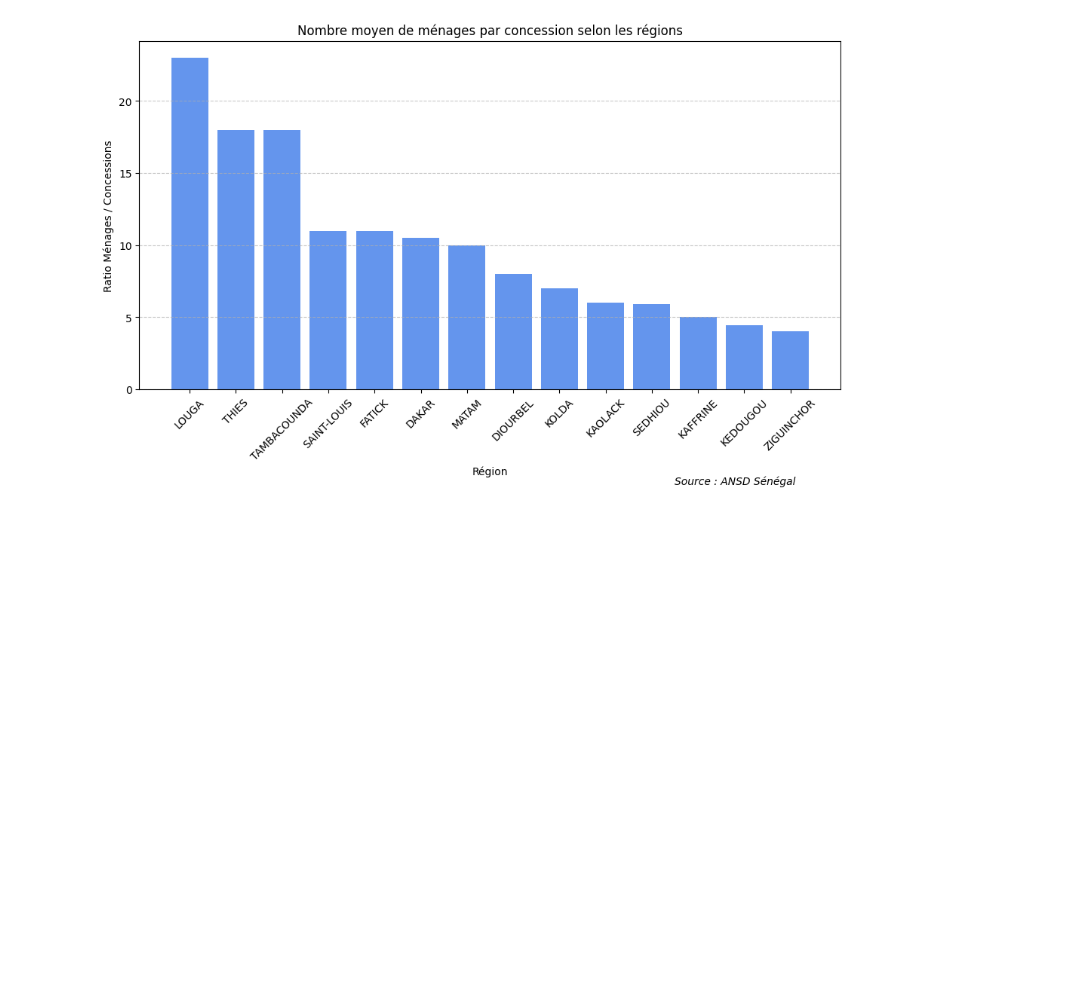
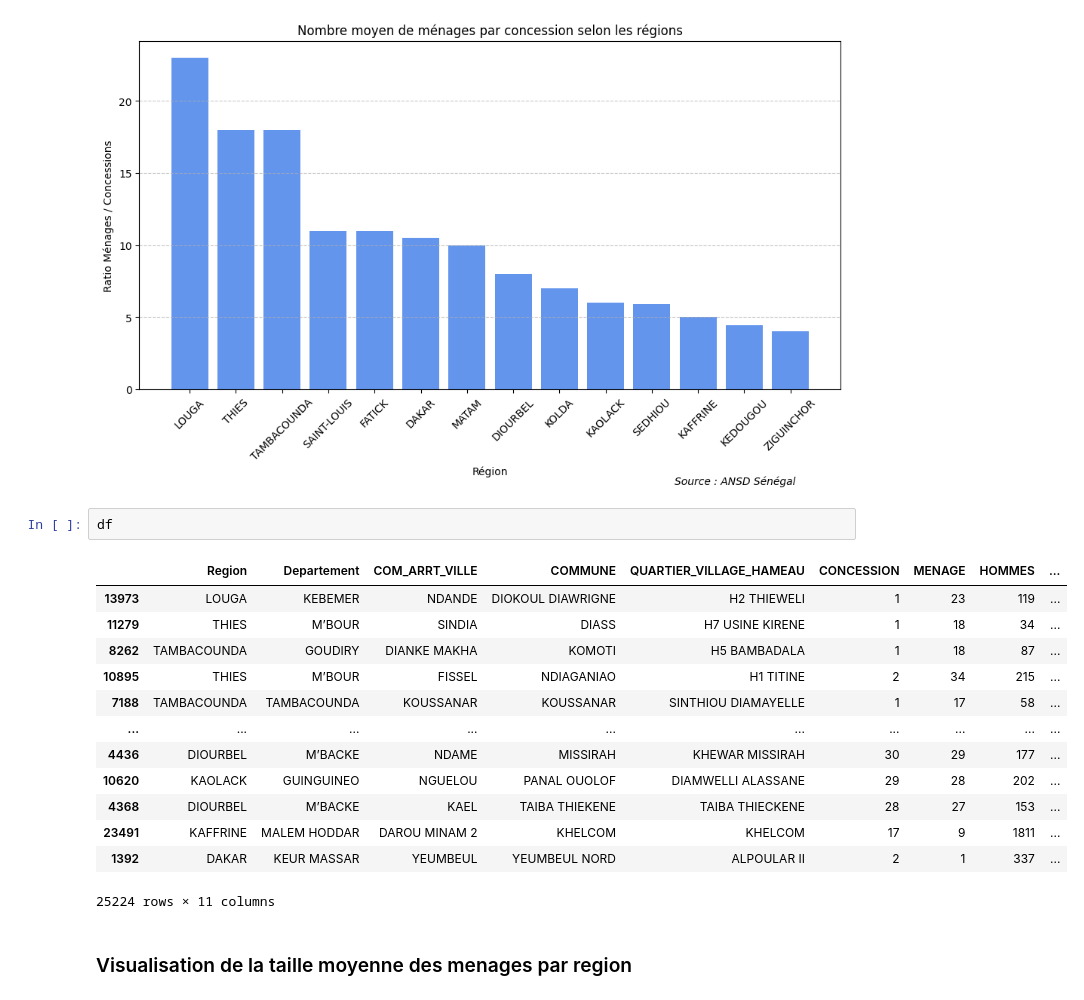
Before and after one commit to DJIMBA-THIAM/Analyse-Modelisation-Demongraphie-senegalaise, a Jupyter notebook: notebooks/exploration.ipynb, the cells around one changed output. Cells and saved outputs as stored; diff of their text form; blank space fills up the shorter version.

```diff
--- a/notebooks/exploration.ipynb
+++ b/notebooks/exploration.ipynb
@@ -338,3 +338,21 @@ plt.figtext(0.85, -0.1, "Source : ANSD Sénégal", ha="right", fontsize=10, styl
 plt.show()
 # %% [output]
 [figure]
+# %%
+df
+# %% [output]
+|  | Region | Departement | COM_ARRT_VILLE | COMMUNE | QUARTIER_VILLAGE_HAMEAU | CONCESSION | MENAGE | HOMMES | ... |
+| 13973 | LOUGA | KEBEMER | NDANDE | DIOKOUL DIAWRIGNE | H2 THIEWELI | 1 | 23 | 119 | ... |
+| 11279 | THIES | M’BOUR | SINDIA | DIASS | H7 USINE KIRENE | 1 | 18 | 34 | ... |
+| 8262 | TAMBACOUNDA | GOUDIRY | DIANKE MAKHA | KOMOTI | H5 BAMBADALA | 1 | 18 | 87 | ... |
+| 10895 | THIES | M’BOUR | FISSEL | NDIAGANIAO | H1 TITINE | 2 | 34 | 215 | ... |
+| 7188 | TAMBACOUNDA | TAMBACOUNDA | KOUSSANAR | KOUSSANAR | SINTHIOU DIAMAYELLE | 1 | 17 | 58 | ... |
+| ... | ... | ... | ... | ... | ... | ... | ... | ... | ... |
+| 4436 | DIOURBEL | M’BACKE | NDAME | MISSIRAH | KHEWAR MISSIRAH | 30 | 29 | 177 | ... |
+| 10620 | KAOLACK | GUINGUINEO | NGUELOU | PANAL OUOLOF | DIAMWELLI ALASSANE | 29 | 28 | 202 | ... |
+| 4368 | DIOURBEL | M’BACKE | KAEL | TAIBA THIEKENE | TAIBA THIECKENE | 28 | 27 | 153 | ... |
+| 23491 | KAFFRINE | MALEM HODDAR | DAROU MINAM 2 | KHELCOM | KHELCOM | 17 | 9 | 1811 | ... |
+| 1392 | DAKAR | KEUR MASSAR | YEUMBEUL | YEUMBEUL NORD | ALPOULAR II | 2 | 1 | 337 | ... |
+25224 rows × 11 columns
+# %% [markdown]
+### Visualisation de la taille moyenne des menages par region
```
Also changed, not shown: parts of 4 cells of this notebook.
